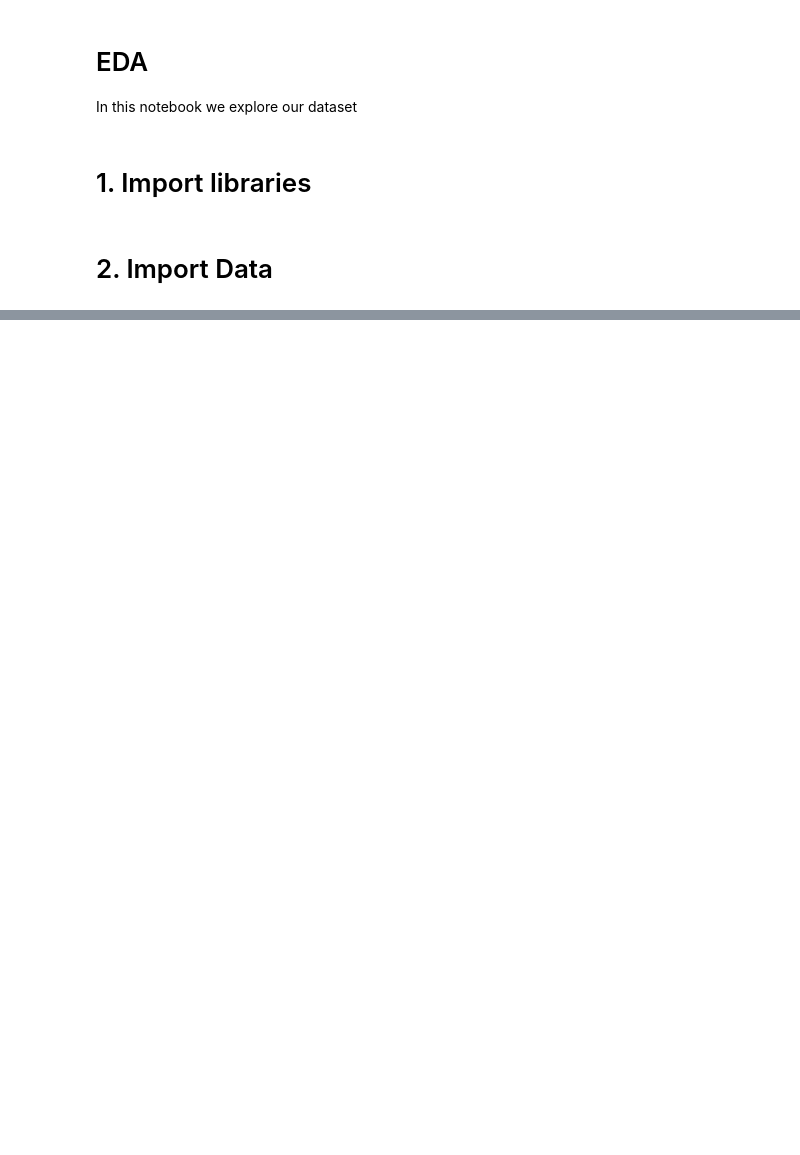
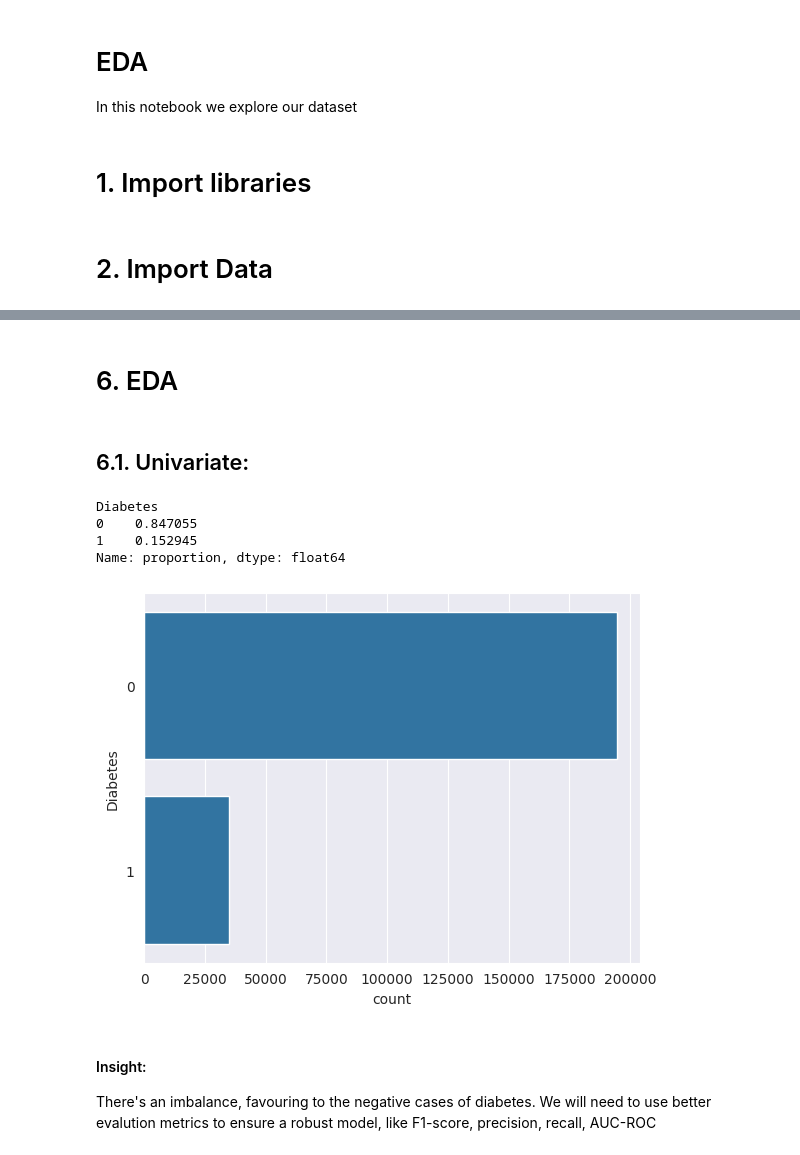
Before and after one commit to pathak-aman/SDoH_Diabetes, a Jupyter notebook: notebooks/0.1_EDA.ipynb, the cells around one changed output, grey strips where cells are left out. Drawn from its saved outputs; the diff is of its cells as text; code cells hidden in the pictures; blank space fills up the shorter version.

```diff
--- a/notebooks/0.1_EDA.ipynb
+++ b/notebooks/0.1_EDA.ipynb
@@ -34,0 +19,2 @@ X
+# %%
+df = pd.read_csv("../data/combined_X_y.csv")
@@ -34,0 +100,5 @@ X
+# %%
+# Dropping duplicates
+print("Shape before dropping duplicates : ", df.shape[0])
+df.drop_duplicates(inplace = True)
+print("Shape after dropping duplicates : ", df.shape[0])
@@ -34,0 +174,20 @@ X
+# %% [markdown]
+# 6. EDA
+# %% [markdown]
+## 6.1. Univariate:
+# %%
+y = df["Diabetes_binary"]
+y = y.rename("Diabetes")
+X = df.drop("Diabetes_binary", axis = 1)
+# %%
+print(y.value_counts(normalize=True))
+sns.countplot(y = y);
+# %% [output]
+Diabetes
+0    0.847055
+1    0.152945
+Name: proportion, dtype: float64
+[figure, added]
+# %% [markdown]
+#### Insight:
+There's an imbalance, favouring to the negative cases of diabetes. We will need to use better evalution metrics to ensure a robust model, like F1-score, precision, recall, AUC-ROC
```
Also changed, not shown: parts of 21 cells of this notebook, 2 other files.
